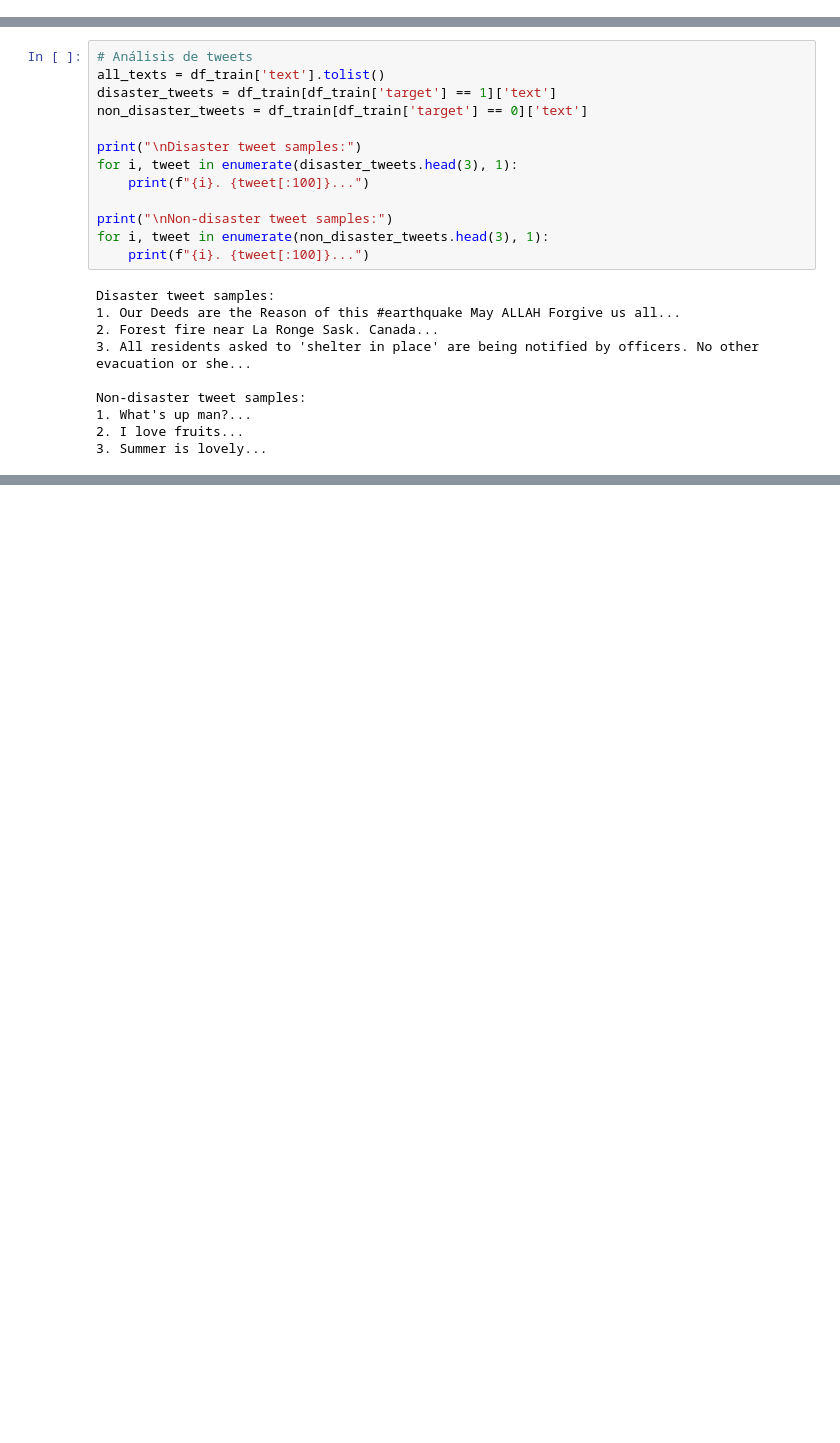
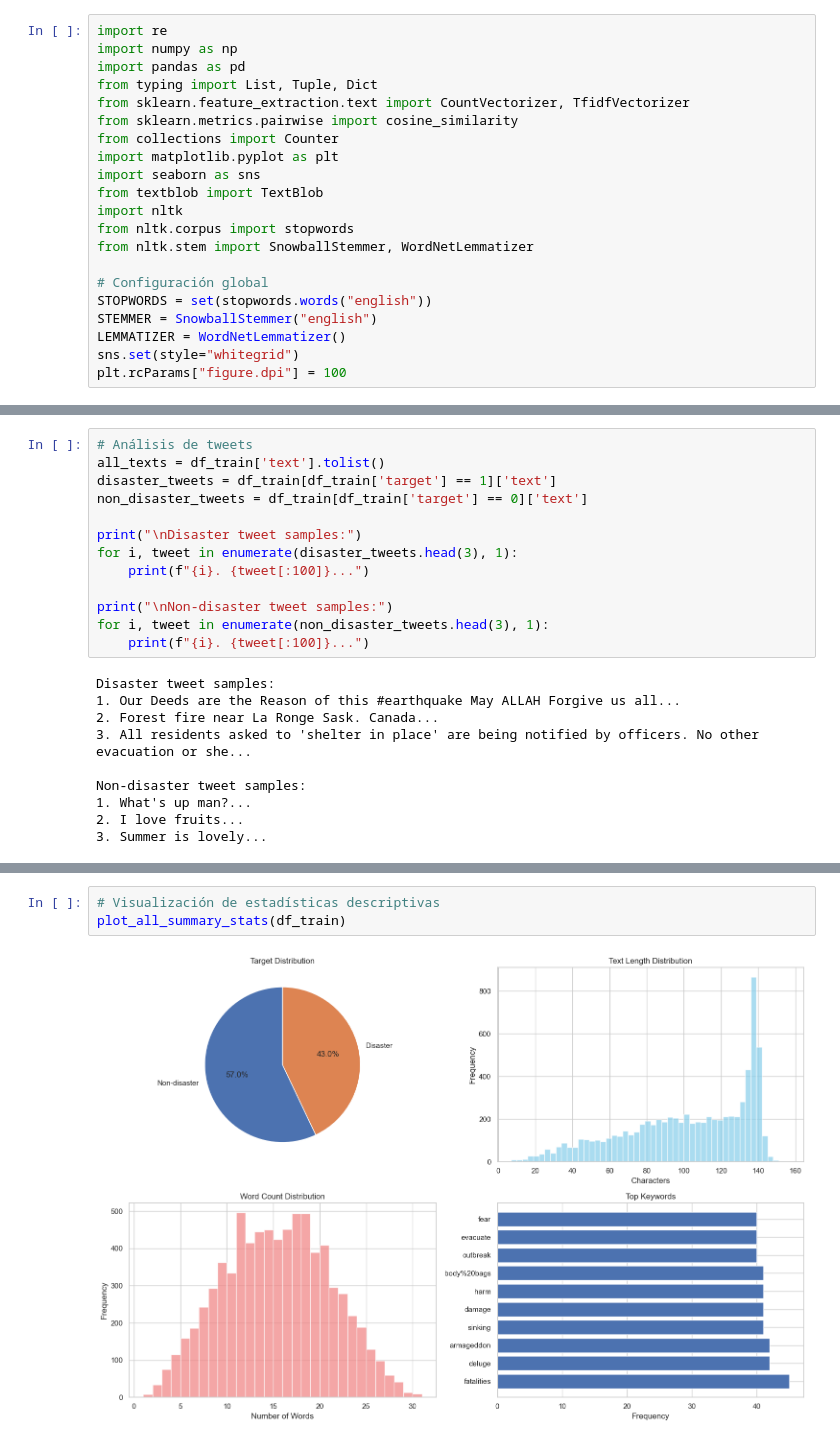
Before and after one commit to PameBlanca/FCD_UV_2025, a Jupyter notebook: twitter_disaster_nlp/notebooks/disaster_tweets_analysis.ipynb, the cells around one changed output, grey strips where cells are left out. Saved outputs shown, nothing was run; the diff lists cells and outputs as text; blank space fills up the shorter version.

```diff
--- a/twitter_disaster_nlp/notebooks/disaster_tweets_analysis.ipynb
+++ b/twitter_disaster_nlp/notebooks/disaster_tweets_analysis.ipynb
@@ -203,0 +1,21 @@ def save_to_csv(data, filename):
+# %%
+import re
+import numpy as np
+import pandas as pd
+from typing import List, Tuple, Dict
+from sklearn.feature_extraction.text import CountVectorizer, TfidfVectorizer
+from sklearn.metrics.pairwise import cosine_similarity
+from collections import Counter
+import matplotlib.pyplot as plt
+import seaborn as sns
+from textblob import TextBlob
+import nltk
+from nltk.corpus import stopwords
+from nltk.stem import SnowballStemmer, WordNetLemmatizer
+
+# Configuración global
+STOPWORDS = set(stopwords.words("english"))
+STEMMER = SnowballStemmer("english")
+LEMMATIZER = WordNetLemmatizer()
+sns.set(style="whitegrid")
+plt.rcParams["figure.dpi"] = 100
@@ -1398,0 +197,5 @@ plt.show()
+# %%
+# Visualización de estadísticas descriptivas
+plot_all_summary_stats(df_train)
+# %% [output]
+[figure, added]
```
Also changed, not shown: parts of 43 cells of this notebook.
